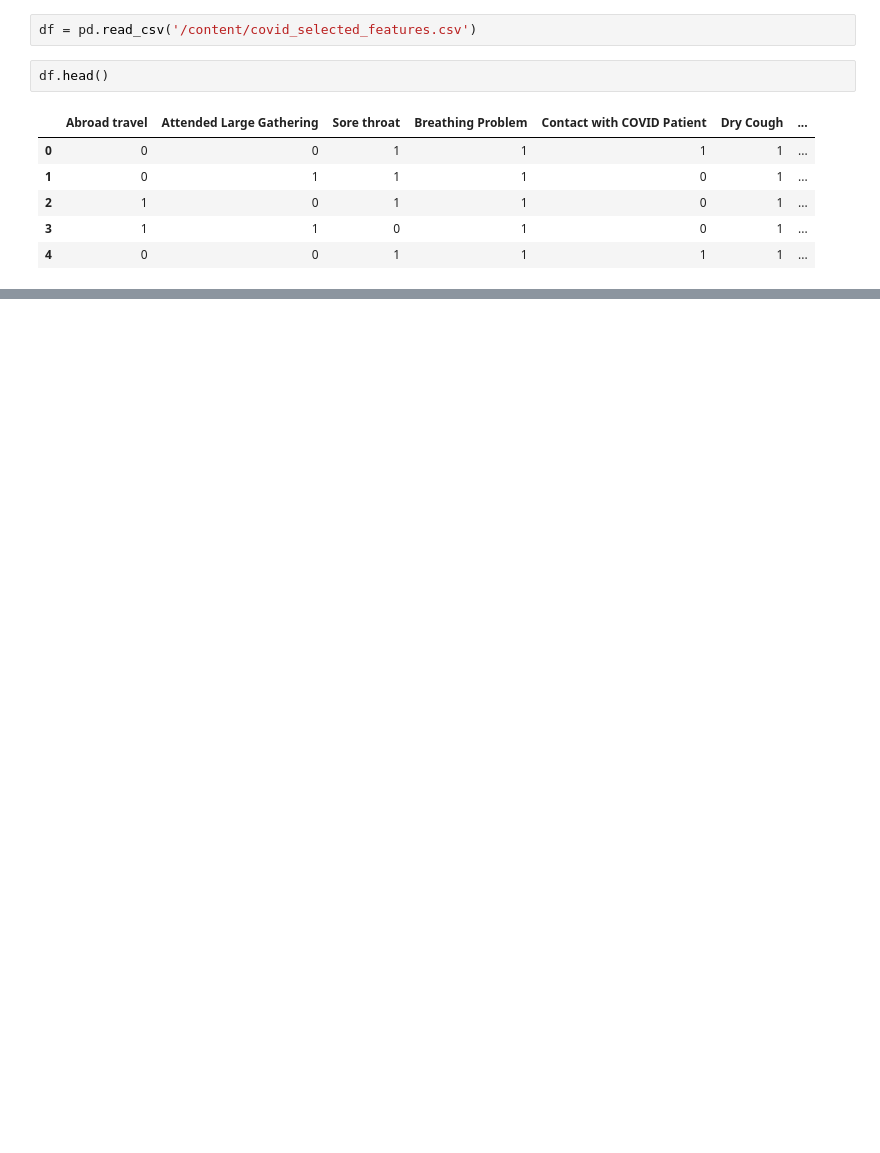
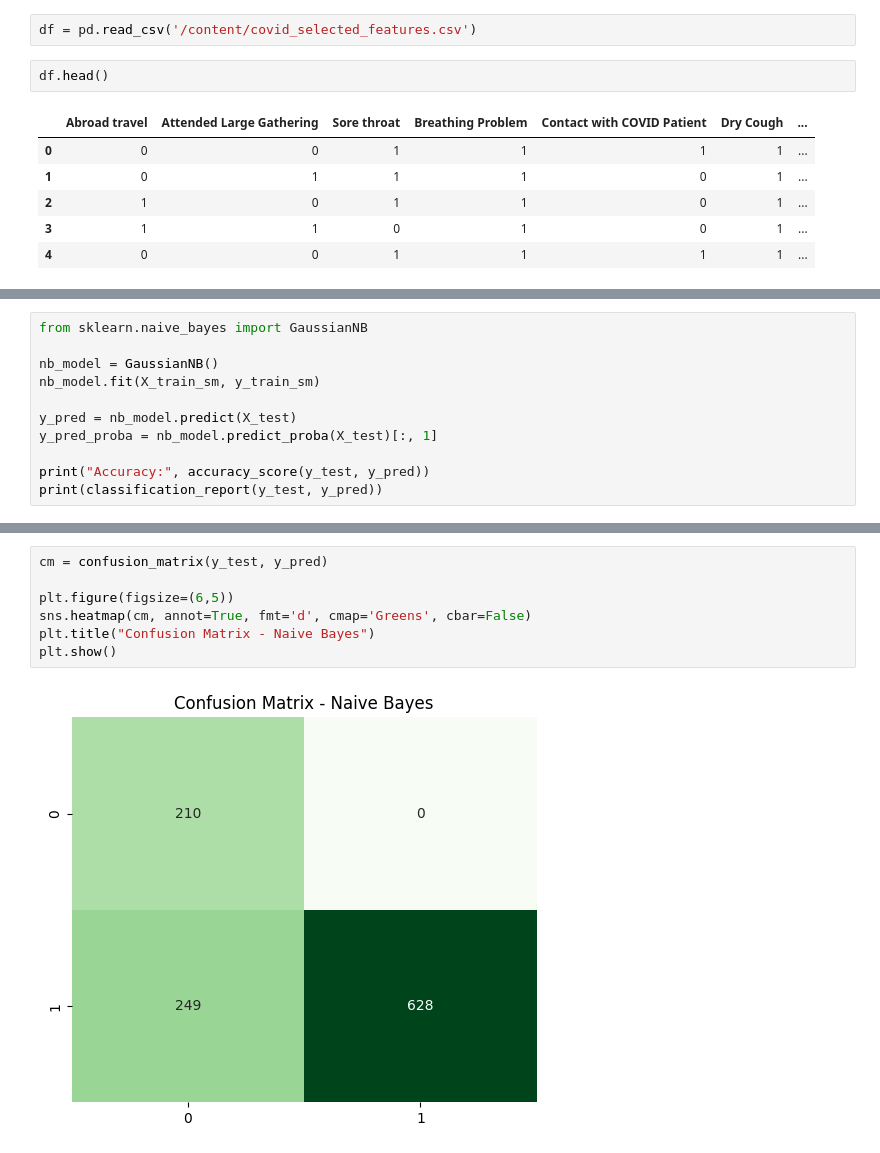
Before and after one commit to samiha-mahin/Covid-19, a Jupyter notebook: covid19_ML_Models.ipynb, the cells around one changed output, grey strips where cells are left out. Saved outputs shown, nothing was run; the diff lists cells and outputs as text; blank space fills up the shorter version.

```diff
--- a/covid19_ML_Models.ipynb
+++ b/covid19_ML_Models.ipynb
@@ -194,0 +143,11 @@ plt.show()
+# %%
+from sklearn.naive_bayes import GaussianNB
+
+nb_model = GaussianNB()
+nb_model.fit(X_train_sm, y_train_sm)
+
+y_pred = nb_model.predict(X_test)
+y_pred_proba = nb_model.predict_proba(X_test)[:, 1]
+
+print("Accuracy:", accuracy_score(y_test, y_pred))
+print(classification_report(y_test, y_pred))
@@ -194,0 +164,9 @@ plt.show()
+# %%
+cm = confusion_matrix(y_test, y_pred)
+
+plt.figure(figsize=(6,5))
+sns.heatmap(cm, annot=True, fmt='d', cmap='Greens', cbar=False)
+plt.title("Confusion Matrix - Naive Bayes")
+plt.show()
+# %% [output]
+[figure, added]
```
Also changed, not shown: parts of 47 cells of this notebook.
